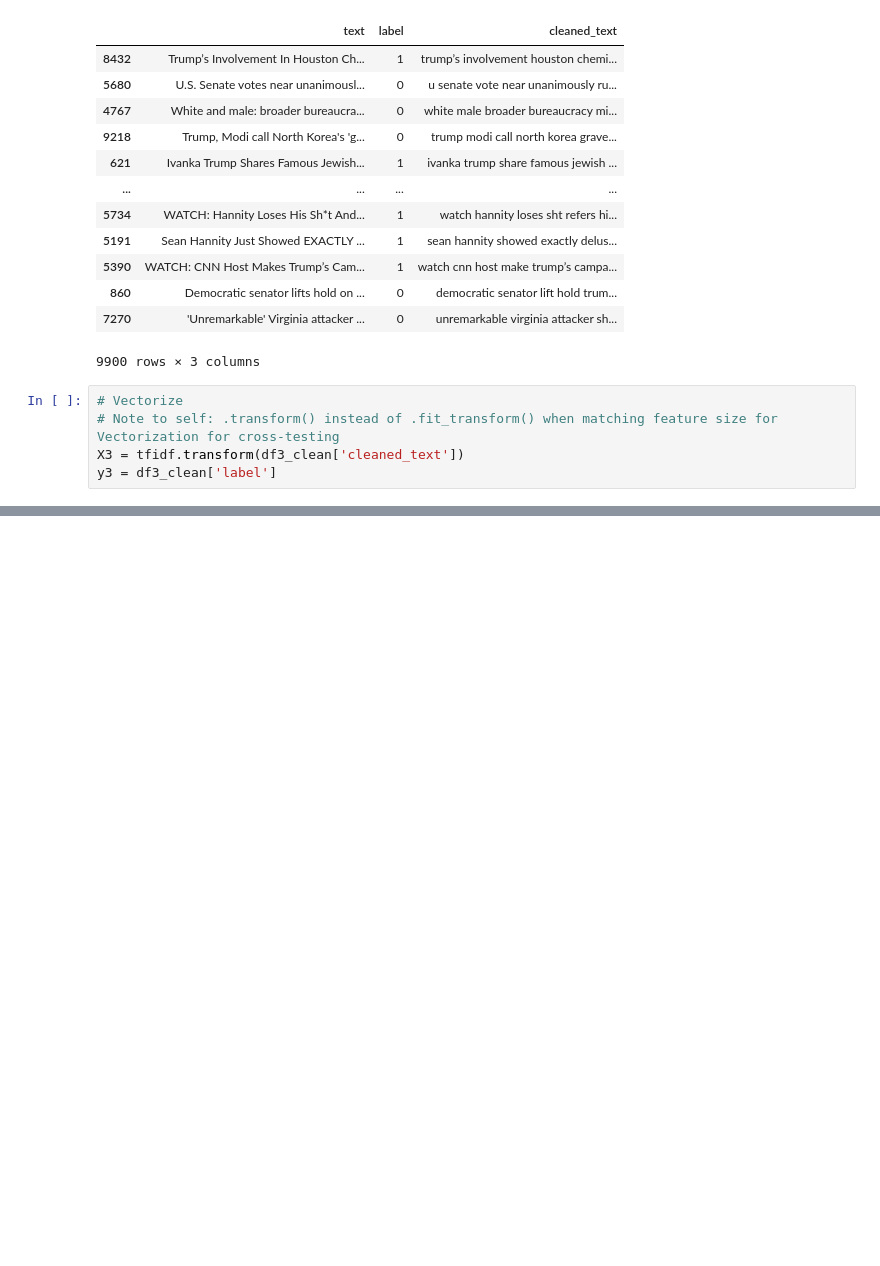
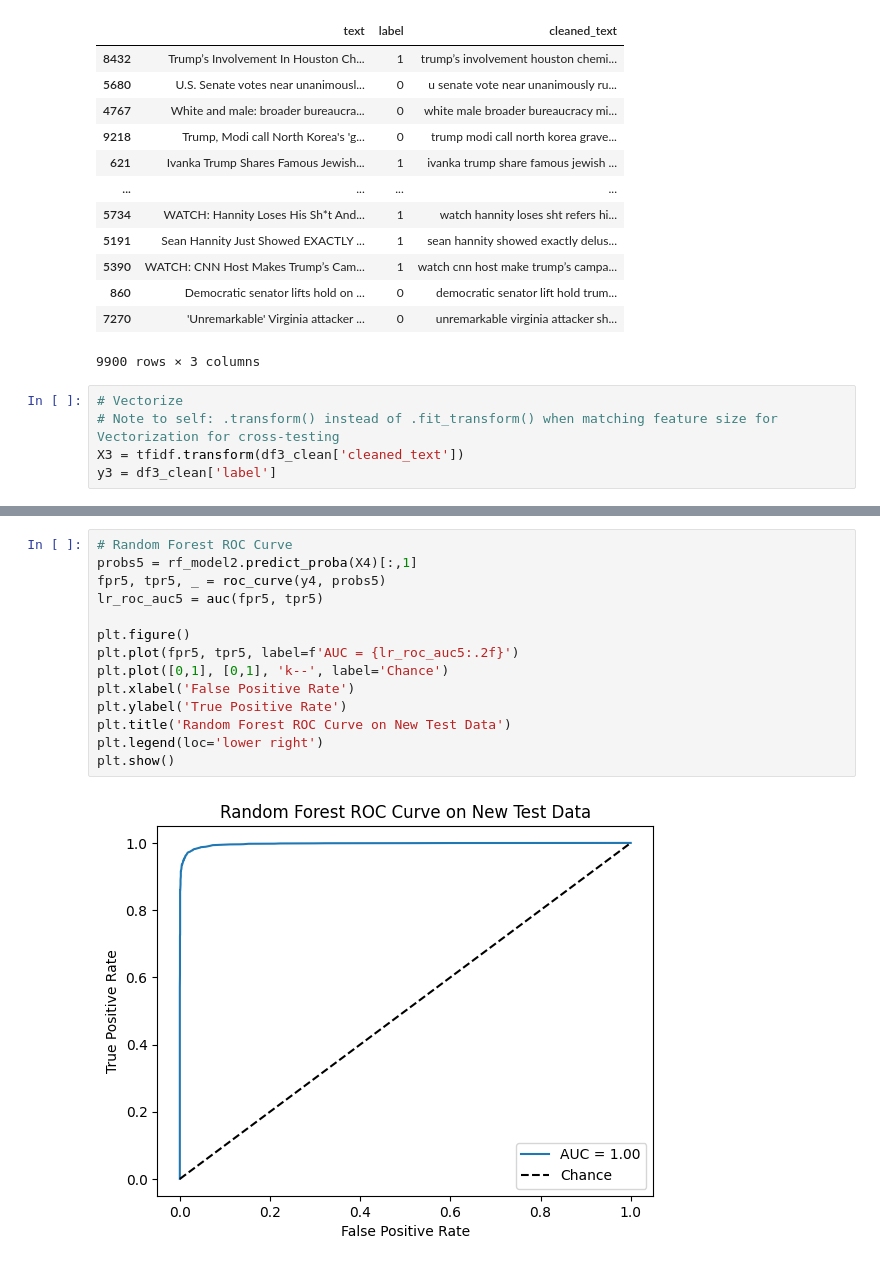
Before and after one commit to ajace13/Data-Ethics-Misinformation-Project, a Jupyter notebook: analysis.ipynb, the cells around one changed output, grey strips where cells are left out. Cells and saved outputs as stored; diff of their text form; blank space fills up the shorter version.

```diff
--- a/analysis.ipynb
+++ b/analysis.ipynb
@@ -515,0 +640,16 @@ Cool Explanation
+# %%
+# Random Forest ROC Curve
+probs5 = rf_model2.predict_proba(X4)[:,1]
+fpr5, tpr5, _ = roc_curve(y4, probs5)
+lr_roc_auc5 = auc(fpr5, tpr5)
+
+plt.figure()
+plt.plot(fpr5, tpr5, label=f'AUC = {lr_roc_auc5:.2f}')
+plt.plot([0,1], [0,1], 'k--', label='Chance')
+plt.xlabel('False Positive Rate')
+plt.ylabel('True Positive Rate')
+plt.title('Random Forest ROC Curve on New Test Data')
+plt.legend(loc='lower right')
+plt.show()
+# %% [output]
+[figure, added]
```
Also changed, not shown: parts of 22 cells of this notebook, 1 other file.
